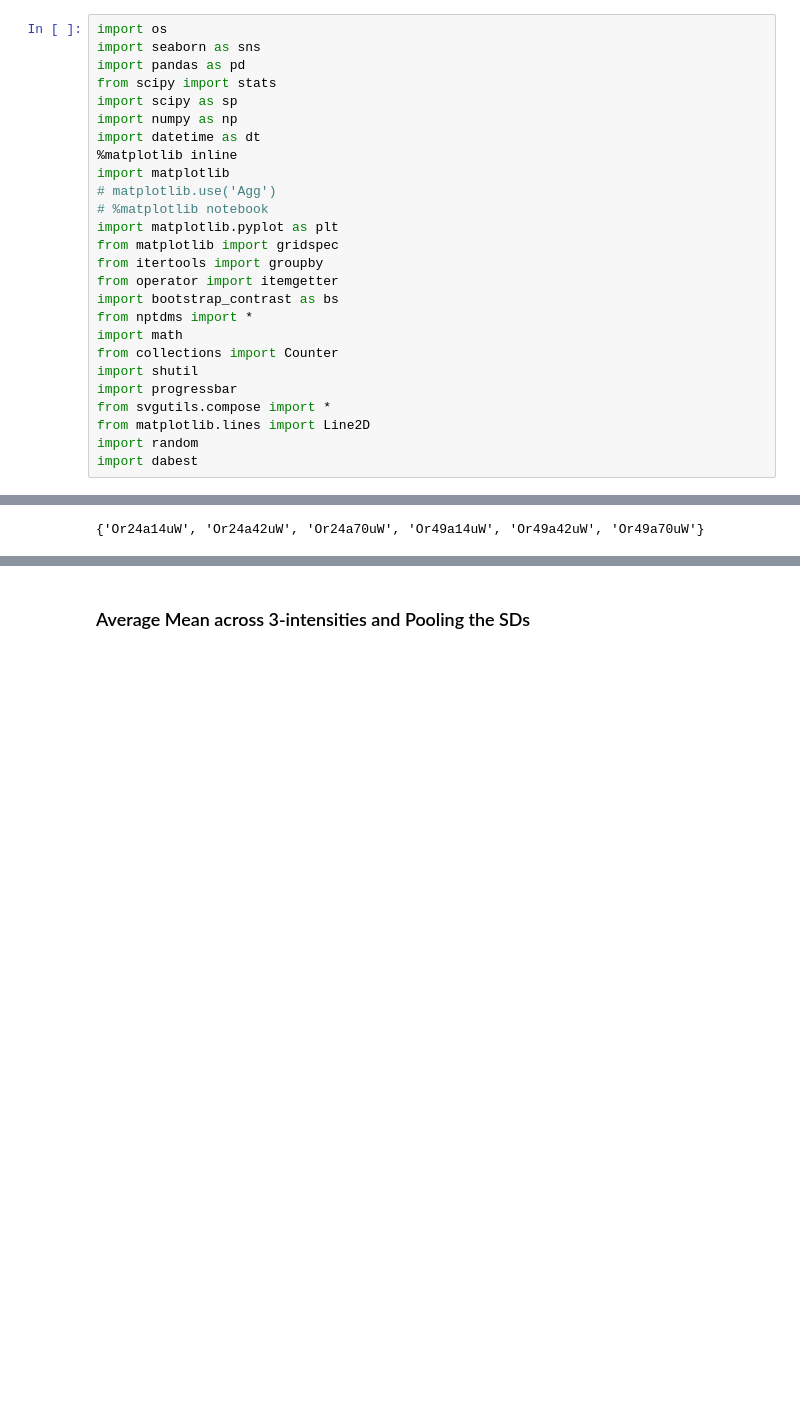
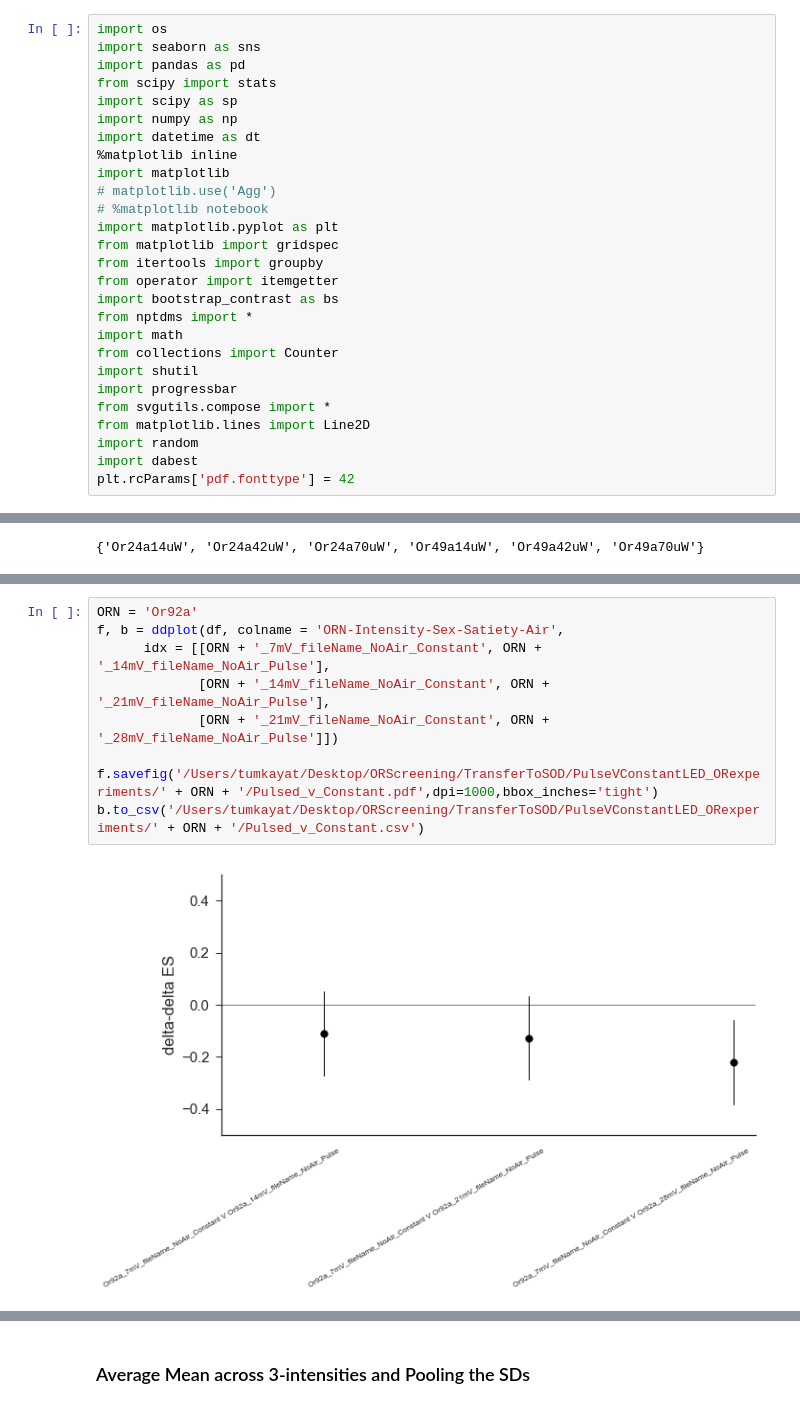
Before and after one commit to ttumkaya/WALiSuite_V2.0, a Jupyter notebook: WALiSuite_GenerateSummaryPlots.ipynb, the cells around one changed output, grey strips where cells are left out. Saved outputs shown, nothing was run; the diff lists cells and outputs as text; blank space fills up the shorter version.

```diff
--- a/WALiSuite_GenerateSummaryPlots.ipynb
+++ b/WALiSuite_GenerateSummaryPlots.ipynb
@@ -24,6 +24,7 @@ from svgutils.compose import *
 from matplotlib.lines import Line2D
 import random
 import dabest
+plt.rcParams['pdf.fonttype'] = 42
 # %% [markdown]
 ### Get all the metric ES and CIs to a DF
 # %%
@@ -137,0 +243,11 @@ set(a['Tag']).symmetric_difference(set(b['Tag']))
+# %%
+ORN = 'Or92a'
+f, b = ddplot(df, colname = 'ORN-Intensity-Sex-Satiety-Air',
+      idx = [[ORN + '_7mV_fileName_NoAir_Constant', ORN + '_14mV_fileName_NoAir_Pulse'],
+             [ORN + '_14mV_fileName_NoAir_Constant', ORN + '_21mV_fileName_NoAir_Pulse'],
+             [ORN + '_21mV_fileName_NoAir_Constant', ORN + '_28mV_fileName_NoAir_Pulse']])
+
+f.savefig('/Users/tumkayat/Desktop/ORScreening/TransferToSOD/PulseVConstantLED_ORexperiments/' + ORN + '/Pulsed_v_Constant.pdf',dpi=1000,bbox_inches='tight')
+b.to_csv('/Users/tumkayat/Desktop/ORScreening/TransferToSOD/PulseVConstantLED_ORexperiments/' + ORN + '/Pulsed_v_Constant.csv')
+# %% [output]
+[figure, added]
```
Also changed, not shown: parts of 46 cells of this notebook, 3 other files.
